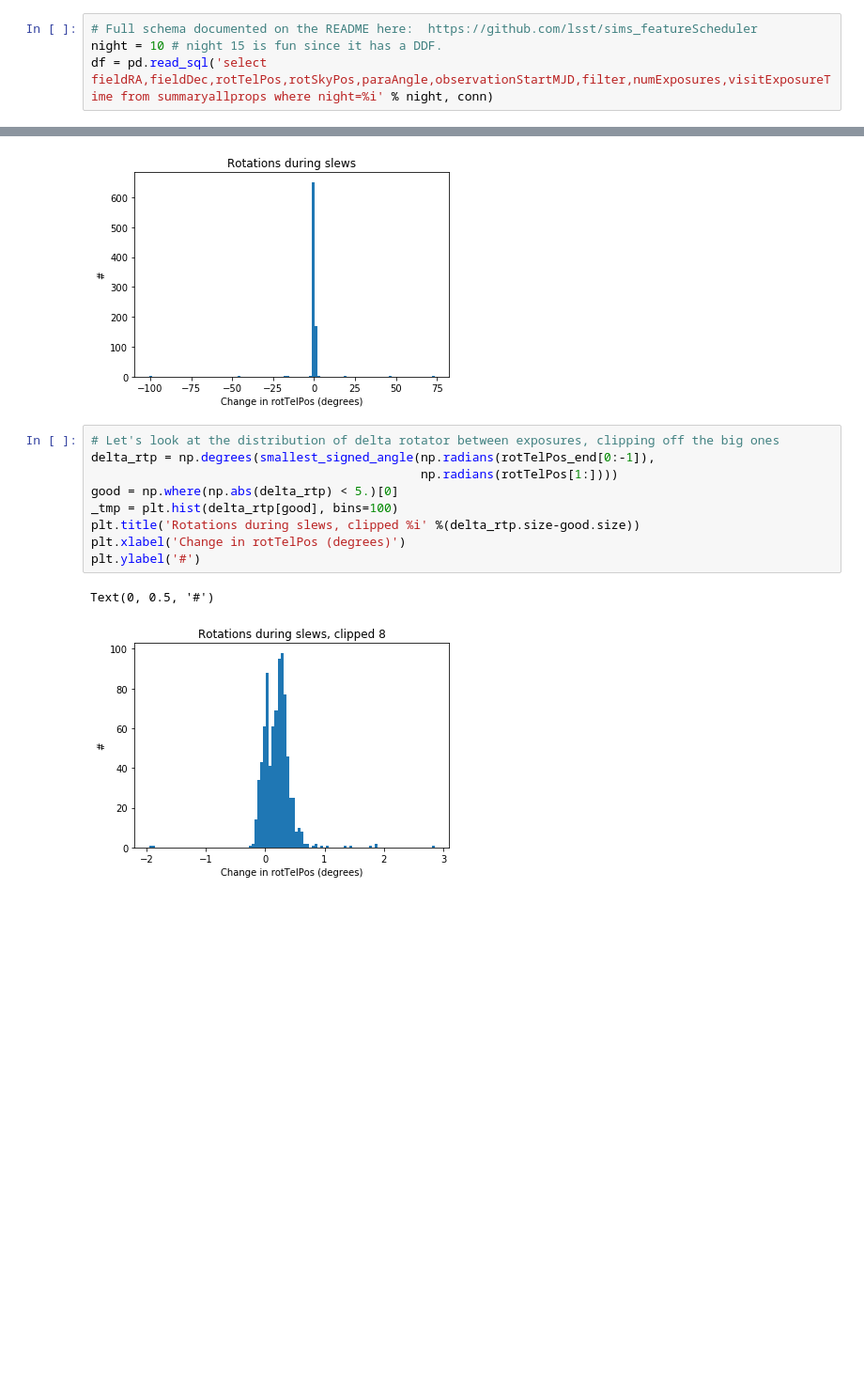
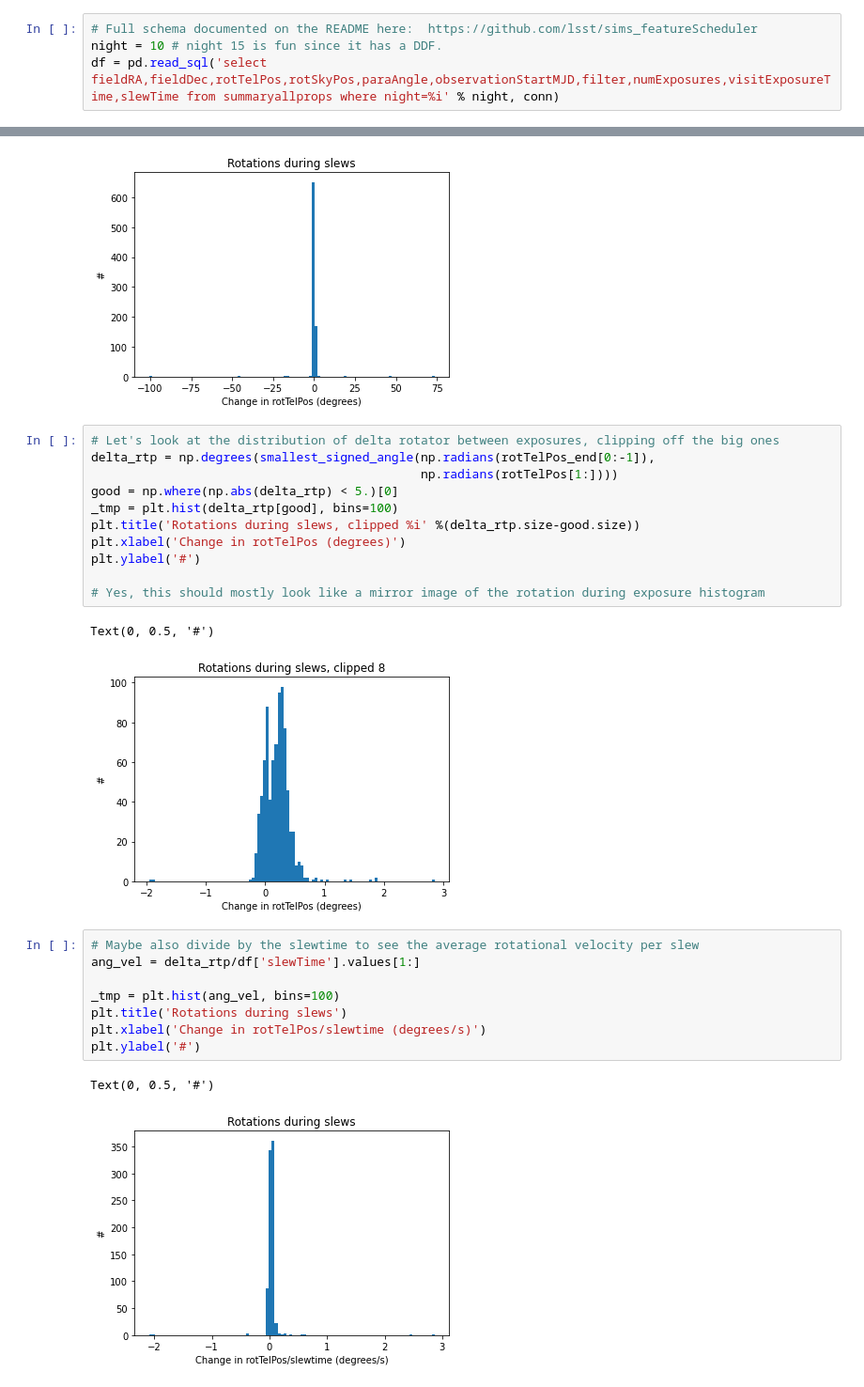
Before and after one commit to yoachim/20_Scratch, a Jupyter notebook: camera_stats/Camera_stats.ipynb, the cells around one changed output, grey strips where cells are left out. Shown at 94% size. Cells and saved outputs as stored; diff of their text form; blank space fills up the shorter version.

```diff
--- a/camera_stats/Camera_stats.ipynb
+++ b/camera_stats/Camera_stats.ipynb
@@ -635,7 +638,7 @@ conn = sqlite3.connect(dbfile)
 # %%
 # Full schema documented on the README here:  https://github.com/lsst/sims_featureScheduler
 night = 10 # night 15 is fun since it has a DDF.
-df = pd.read_sql('select fieldRA,fieldDec,rotTelPos,rotSkyPos,paraAngle,observationStartMJD,filter,numExposures,visitExposureTime from summaryallprops where night=%i' % night, conn)
+df = pd.read_sql('select fieldRA,fieldDec,rotTelPos,rotSkyPos,paraAngle,observationStartMJD,filter,numExposures,visitExposureTime,slewTime from summaryallprops where night=%i' % night, conn)
 # %%
 df
 # %% [output]
@@ -729,6 +732,19 @@ _tmp = plt.hist(delta_rtp[good], bins=100)
 plt.title('Rotations during slews, clipped %i' %(delta_rtp.size-good.size))
 plt.xlabel('Change in rotTelPos (degrees)')
 plt.ylabel('#')
+
+# Yes, this should mostly look like a mirror image of the rotation during exposure histogram
 # %% [output]
 Text(0, 0.5, '#')
-[figure, old version]
+[figure, new version]
+# %%
+# Maybe also divide by the slewtime to see the average rotational velocity per slew
+ang_vel = delta_rtp/df['slewTime'].values[1:]
+
+_tmp = plt.hist(ang_vel, bins=100)
+plt.title('Rotations during slews')
+plt.xlabel('Change in rotTelPos/slewtime (degrees/s)')
+plt.ylabel('#')
+# %% [output]
+Text(0, 0.5, '#')
+[figure, added]
```
Also changed, not shown: parts of 8 cells of this notebook.
